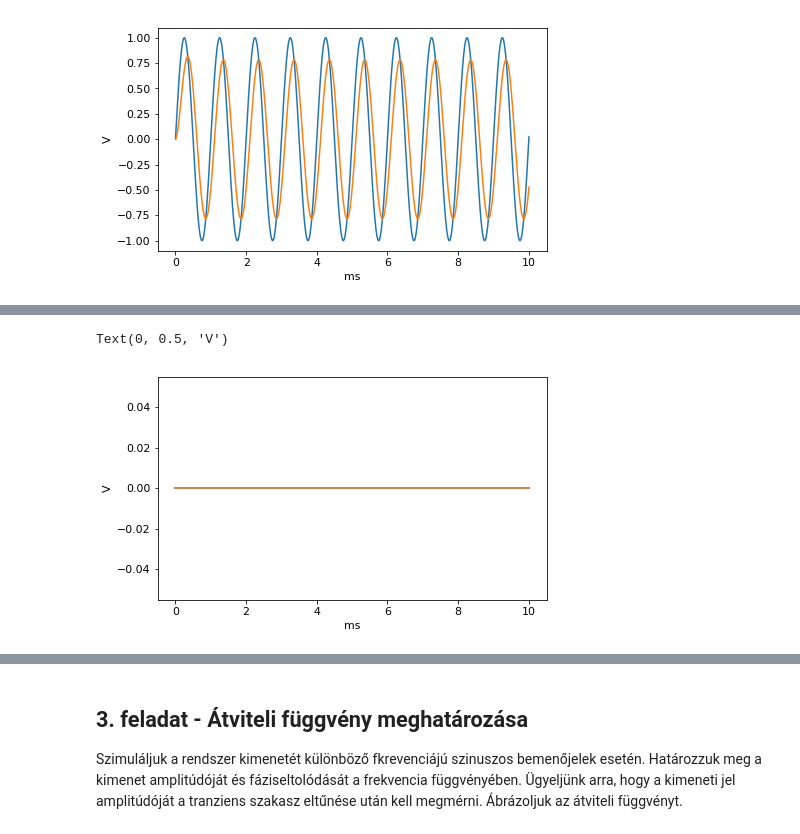
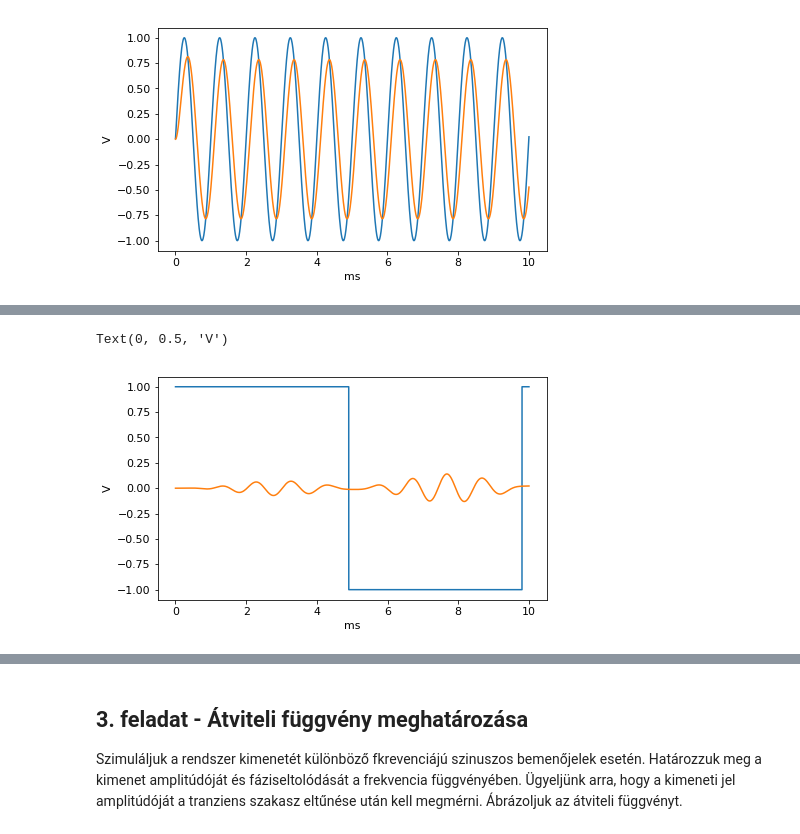
Before and after one commit to Tominano/Numerical-methods-of-physics-II, a Jupyter notebook: 3_feladatsor/3_feladat_Tomi.ipynb, the cells around one changed output, grey strips where cells are left out. Drawn from its saved outputs; the diff is of its cells as text; code cells hidden in the pictures.

```diff
--- a/3_feladatsor/3_feladat_Tomi.ipynb
+++ b/3_feladatsor/3_feladat_Tomi.ipynb
@@ -289,0 +288,7 @@ Text(0, 0.5, 'V')
+# %%
+c = rc_lowpass()
+t, s, r = run_transient(c, lambda t: szin(1,1000,0,t)[0], tstart=0, tstop=10e-3)
+plt.plot(t * 1e3, s)
+plt.plot(t * 1e3, r)
+plt.xlabel("ms")
+plt.ylabel("V")
@@ -289,0 +298,7 @@ Text(0, 0.5, 'V')
+# %%
+c = butterworth_bandpass()
+t, s, r = run_transient(c, lambda t: szin(1,1000,0,t)[0], tstart=0, tstop=10e-3)
+plt.plot(t * 1e3, s)
+plt.plot(t * 1e3, r)
+plt.xlabel("ms")
+plt.ylabel("V")
@@ -289,0 +308,8 @@ Text(0, 0.5, 'V')
+# %%
+#Saját szinusszal
+c = butterworth_lowpass()
+t, s, r = run_transient(c, lambda t: szin(1,1000,0,t)[0], tstart=0, tstop=10e-3)
+plt.plot(t * 1e3, s)
+plt.plot(t * 1e3, r)
+plt.xlabel("ms")
+plt.ylabel("V")
@@ -289,0 +321,7 @@ Text(0, 0.5, 'V')
+# %%
+c = rc_lowpass()
+t, s, r = run_transient(c, lambda t:Nszög(1,101,t)[0], tstart=0, tstop=10e-3)
+plt.plot(t * 1e3, s)
+plt.plot(t * 1e3, r)
+plt.xlabel("ms")
+plt.ylabel("V")
@@ -290,12 +331,10 @@ Text(0, 0.5, 'V')
 # %%
-# Mérőjelek alkalmazása Butterworth-féle sáváteresztő szűrőre
 c = butterworth_bandpass()
-
-t, s, r = run_transient(c, lambda t:signal.square(2 * np.pi *1 * t)-1, tstart=0, tstop=10e-3)
+t, s, r = run_transient(c, lambda t: Nszög(1,102,t)[0], tstart=0, tstop=10e-3)
 plt.plot(t * 1e3, s)
 plt.plot(t * 1e3, r)
 plt.xlabel("ms")
 plt.ylabel("V")
 # %% [output]
 Text(0, 0.5, 'V')
-[figure, old version]
+[figure, new version]
```
Also changed, not shown: parts of 15 cells of this notebook.
